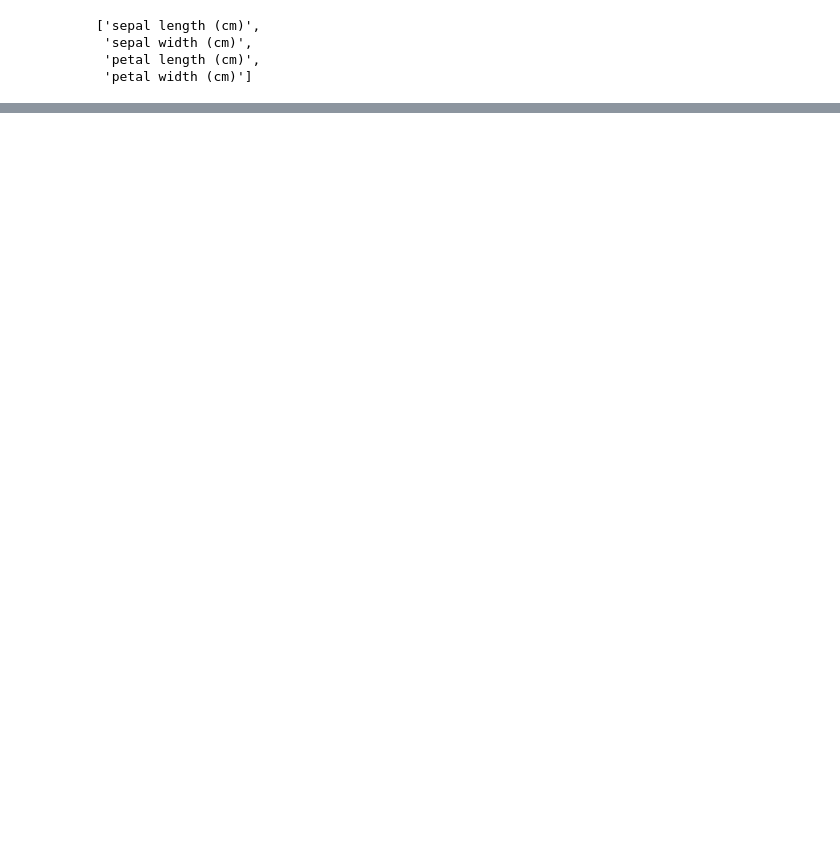
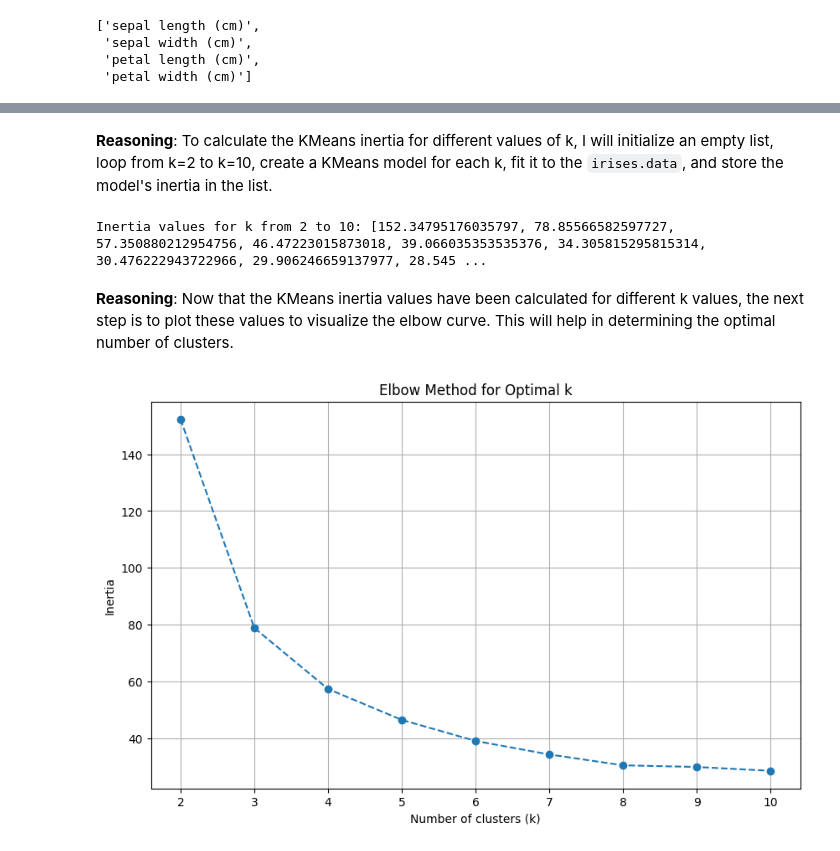
Before and after one commit to ValRCS/RBS_LIFT_AI_ML_Models, a Jupyter notebook: notebooks/plot_cluster_comparison.ipynb, the cells around one changed output, grey strips where cells are left out. Cells and saved outputs as stored; diff of their text form; code cells hidden in the pictures; blank space fills up the shorter version.

```diff
--- a/notebooks/plot_cluster_comparison.ipynb
+++ b/notebooks/plot_cluster_comparison.ipynb
@@ -428,0 +481,26 @@ fig.show()
+# %% [markdown]
+**Reasoning**:
+To calculate the KMeans inertia for different values of k, I will initialize an empty list, loop from k=2 to k=10, create a KMeans model for each k, fit it to the `irises.data`, and store the model's inertia in the list.
+# %%
+inertia_values = []
+for k in range(2, 11):
+    kmeans = sklearn.cluster.KMeans(n_clusters=k, random_state=42, n_init='auto')
+    kmeans.fit(irises.data)
+    inertia_values.append(kmeans.inertia_)
+print("Inertia values for k from 2 to 10:", inertia_values)
+# %% [output]
+Inertia values for k from 2 to 10: [152.34795176035797, 78.85566582597727, 57.350880212954756, 46.47223015873018, 39.066035353535376, 34.305815295815314, 30.476222943722966, 29.906246659137977, 28.545 ...
+# %% [markdown]
+**Reasoning**:
+Now that the KMeans inertia values have been calculated for different k values, the next step is to plot these values to visualize the elbow curve. This will help in determining the optimal number of clusters.
+# %%
+plt.figure(figsize=(10, 6))
+plt.plot(range(2, 11), inertia_values, marker='o', linestyle='--')
+plt.xlabel('Number of clusters (k)')
+plt.ylabel('Inertia')
+plt.title('Elbow Method for Optimal k')
+plt.xticks(range(2, 11))
+plt.grid(True)
+plt.show()
+# %% [output]
+[figure, added]
```
Also changed, not shown: parts of 7 cells of this notebook.
